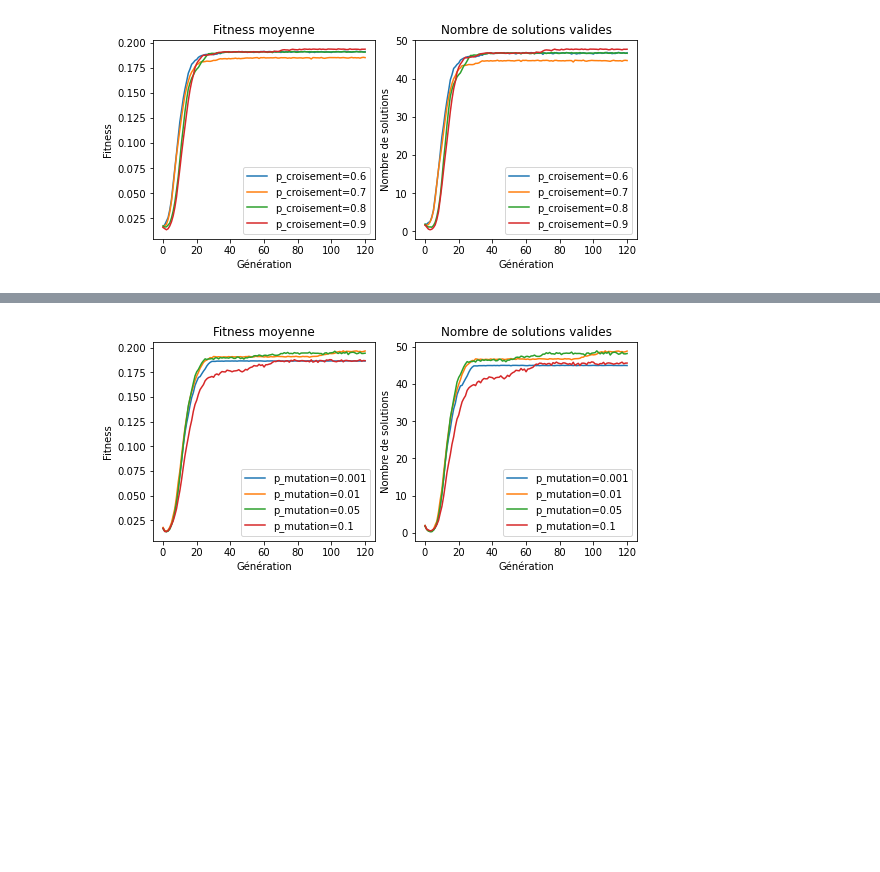
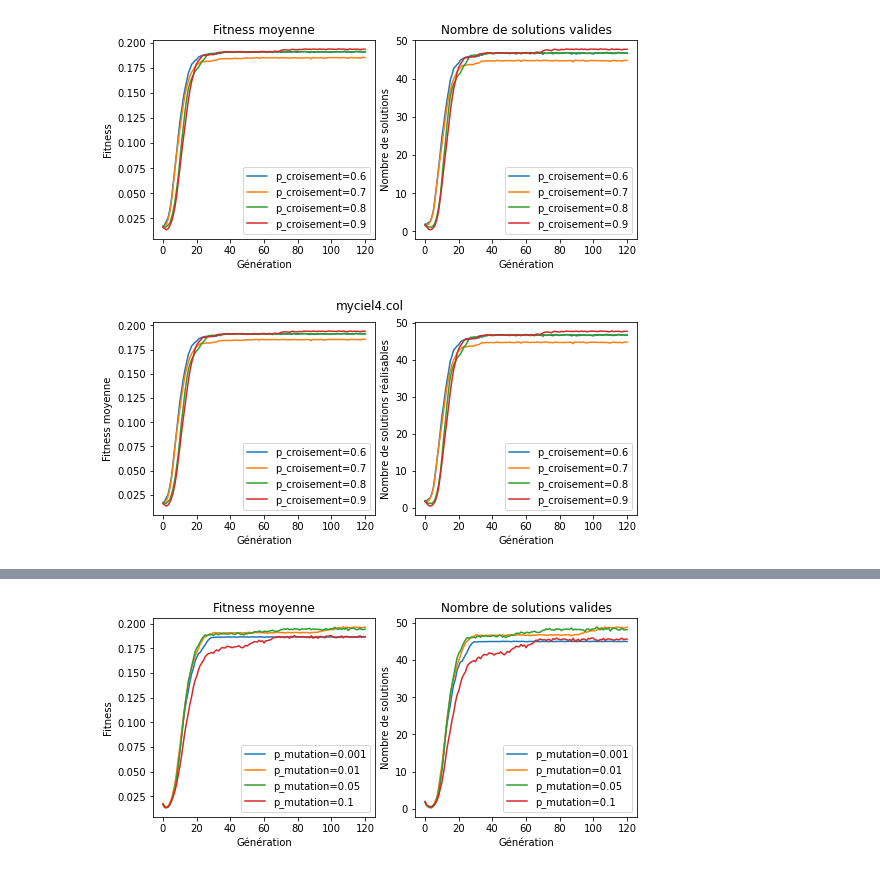
Before and after one commit to HubESI/Optim, a Jupyter notebook: ga_parameters_tuning.ipynb, the cells around one changed output, grey strips where cells are left out. Drawn from its saved outputs; the diff is of its cells as text; code cells hidden in the pictures; blank space fills up the shorter version.

```diff
--- a/ga_parameters_tuning.ipynb
+++ b/ga_parameters_tuning.ipynb
@@ -75,6 +89,25 @@ ax[0].legend()
 fig.savefig("ga_concepts/parameters/crossover_rates_tmp.pdf", bbox_inches="tight")
 # %% [output]
 [figure]
+# %%
+fig, ax = plt.subplots(1, 2, figsize=(7.5, 3.5), constrained_layout=True)
+with open("ga_concepts/parameters/crossover_rates.npy", "rb") as f:
+    crossover_rates = np.load(f)
+    for crossover_rate in crossover_rates:
+        total_nb_solutions = np.load(f)
+        total_avgs_fitness = np.load(f)
+        ax[1].plot(x, total_nb_solutions, label=f"p_croisement={crossover_rate}")
+        ax[0].plot(x, total_avgs_fitness, label=f"p_croisement={crossover_rate}")
+    ax[1].set_xlabel("Génération")
+    ax[1].set_ylabel("Nombre de solutions réalisables")
+    ax[1].legend()
+    ax[0].set_xlabel("Génération")
+    ax[0].set_ylabel("Fitness moyenne")
+    ax[0].legend()
+    fig.suptitle(instance)
+    fig.savefig("ga_concepts/parameters/crossover_rates_rep.pdf", bbox_inches="tight")
+# %% [output]
+[figure, added]
 # %%
 fig, ax = plt.subplots()
 with open("ga_concepts/parameters/crossover_rates.npy", "rb") as f:
```
Also changed, not shown: parts of 13 cells of this notebook, 13 other files.
